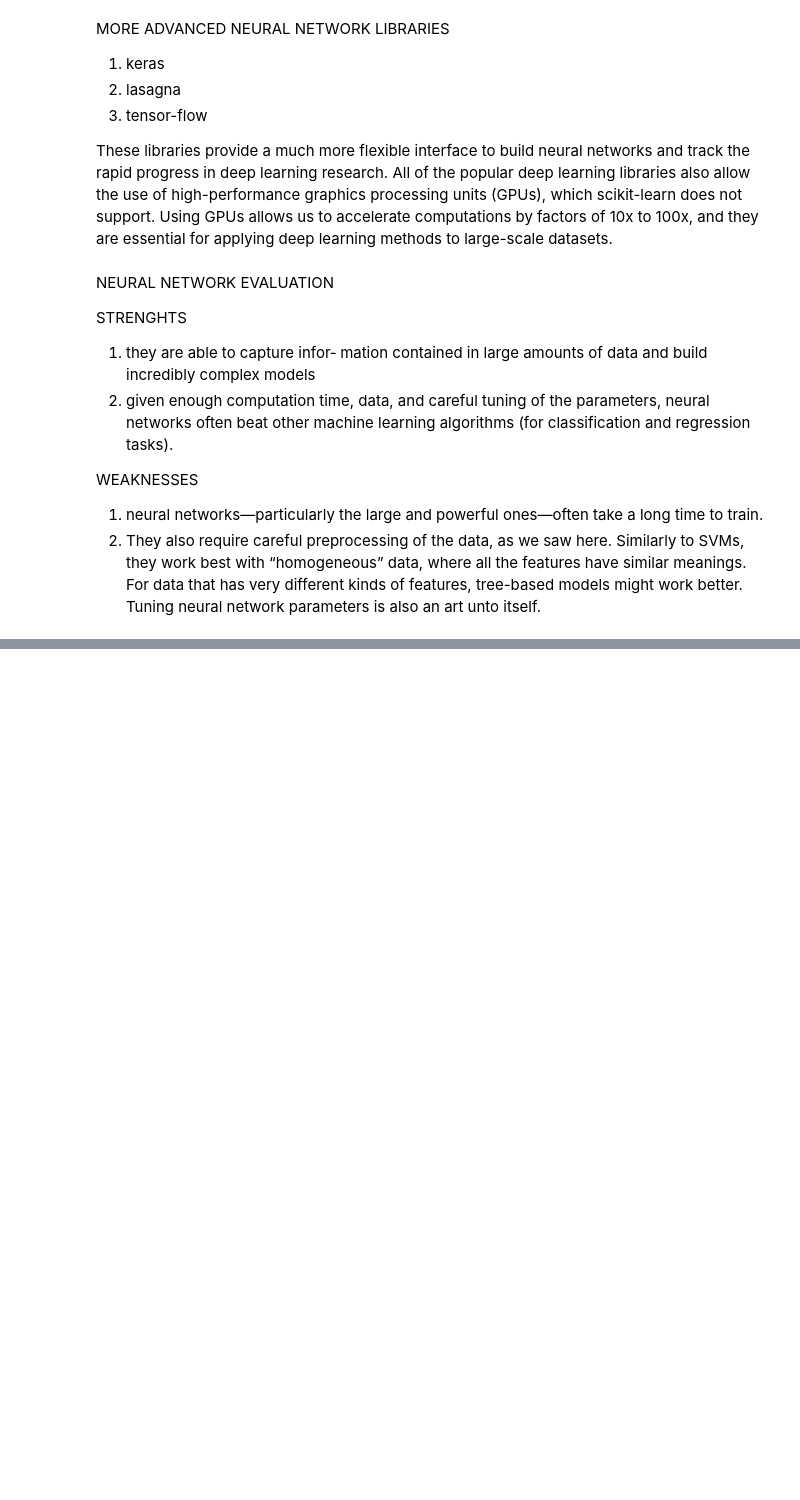
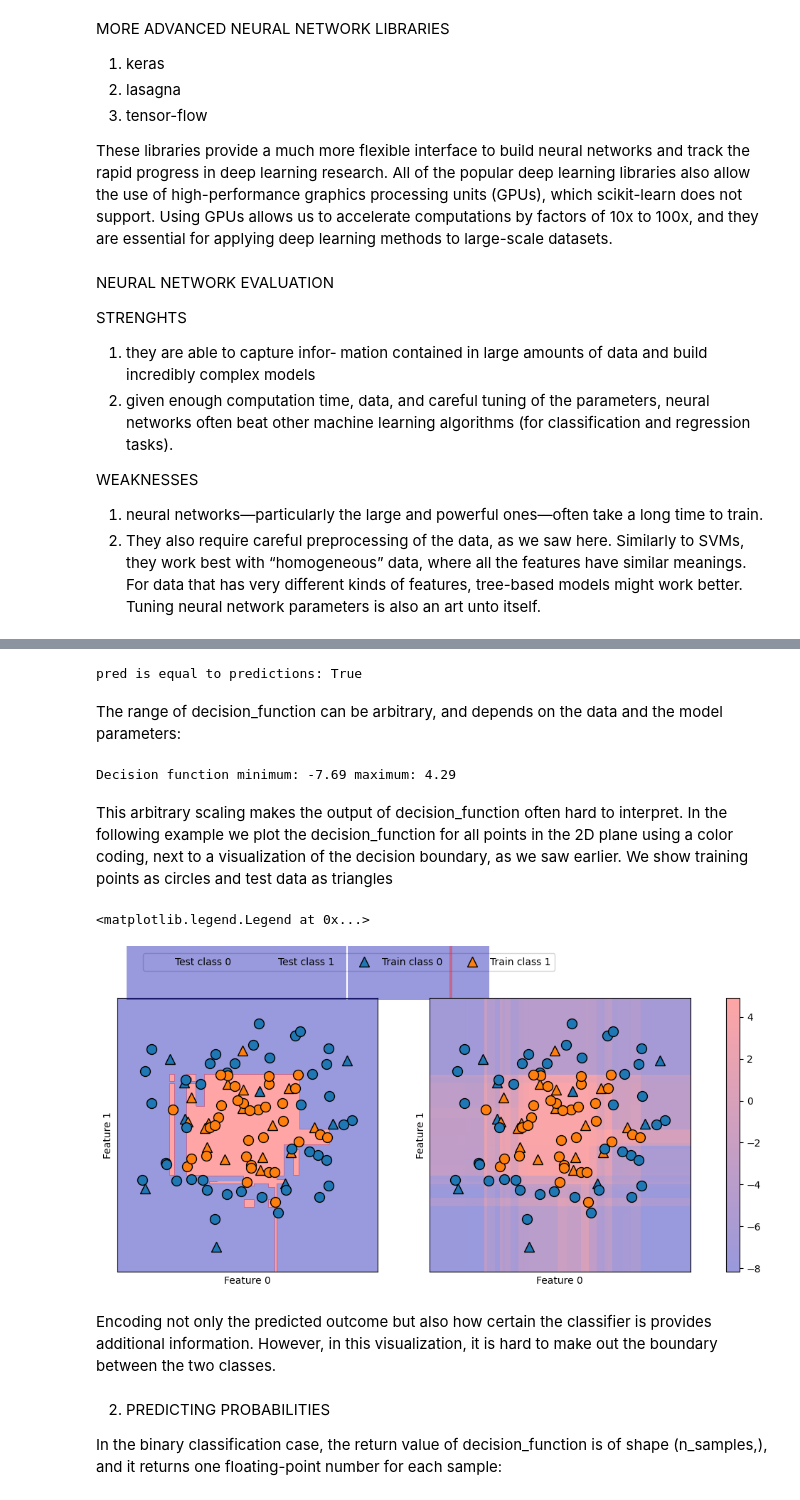
Before and after one commit to misacodes/ml_basics, a Jupyter notebook: 1_supervised_learning.ipynb, the cells around one changed output, grey strips where cells are left out. Cells and saved outputs as stored; diff of their text form; code cells hidden in the pictures; blank space fills up the shorter version.

```diff
--- a/1_supervised_learning.ipynb
+++ b/1_supervised_learning.ipynb
@@ -1281,0 +1305,15 @@ WEAKNESSES
+# %%
+from sklearn.ensemble import GradientBoostingClassifier
+from sklearn.datasets import make_blobs, make_circles
+X, y = make_circles(noise=0.25, factor=0.5, random_state=1)
+
+# we rename the classes "blue" and "red" for illustration purposes
+y_named = np.array(["blue", "red"])[y]
+# we can call train_test_split with arbitrarily many arrays;
+# all will be split in a consistent manner
+X_train, X_test, y_train_named, y_test_named, y_train, y_test = \
+        train_test_split(X, y_named, y, random_state=0)
+
+# build the gradient boosting model
+gbrt = GradientBoostingClassifier(random_state=0)
+gbrt.fit(X_train, y_train_named)
@@ -1281,0 +1356,44 @@ WEAKNESSES
+# %%
+# make the boolean True/False into 0 and 1
+greater_zero = (gbrt.decision_function(X_test) > 0).astype(int) # use 0 and 1 as indices into classes_
+pred = gbrt.classes_[greater_zero]
+# pred is the same as the output of gbrt.predict
+print("pred is equal to predictions: {}".format( np.all(pred == gbrt.predict(X_test))))
+# %% [output]
+pred is equal to predictions: True
+# %% [markdown]
+The range of decision_function can be arbitrary, and depends on the data and the model parameters:
+# %%
+decision_function = gbrt.decision_function(X_test)
+print("Decision function minimum: {:.2f} maximum: {:.2f}".format(
+    np.min(decision_function), np.max(decision_function)))
+# %% [output]
+Decision function minimum: -7.69 maximum: 4.29
+# %% [markdown]
+This arbitrary scaling makes the output of decision_function often hard to interpret. In the following example we plot the decision_function for all points in the 2D plane using a color coding, next to a visualization of the decision boundary, as we saw earlier. We show training points as circles and test data as triangles
+# %%
+fig, axes = plt.subplots(1, 2, figsize=(13, 5))
+
+mglearn.tools.plot_2d_separator(
+    gbrt, X, ax=axes[0], fill=True, alpha=.4, cm=mglearn.cm2)
+scores_image = mglearn.tools.plot_2d_scores(gbrt, X, ax=axes[1],alpha=.4, cm=mglearn.ReBl)
+for ax in axes:
+    mglearn.discrete_scatter(X_test[:, 0], X_test[:, 1], y_test,
+                         markers='^', ax=ax)
+    mglearn.discrete_scatter(X_train[:, 0], X_train[:, 1], y_train,
+                         markers='o', ax=ax)
+    ax.set_xlabel("Feature 0")
+    ax.set_ylabel("Feature 1")
+cbar = plt.colorbar(scores_image, ax=axes.tolist())
+axes[0].legend(["Test class 0", "Test class 1", "Train class 0",
+                "Train class 1"], ncol=4, loc=(.1, 1.1))
+# %% [output]
+<matplotlib.legend.Legend at 0x...>
+[figure, added]
+# %% [markdown]
+Encoding not only the predicted outcome but also how certain the classifier is provides additional information. However, in this visualization, it is hard to make out the boundary between the two classes.
+# %% [markdown]
+2. PREDICTING PROBABILITIES
+
+
+In the binary classification case, the return value of decision_function is of shape (n_samples,), and it returns one floating-point number for each sample:
```
Also changed, not shown: parts of 27 cells of this notebook.
